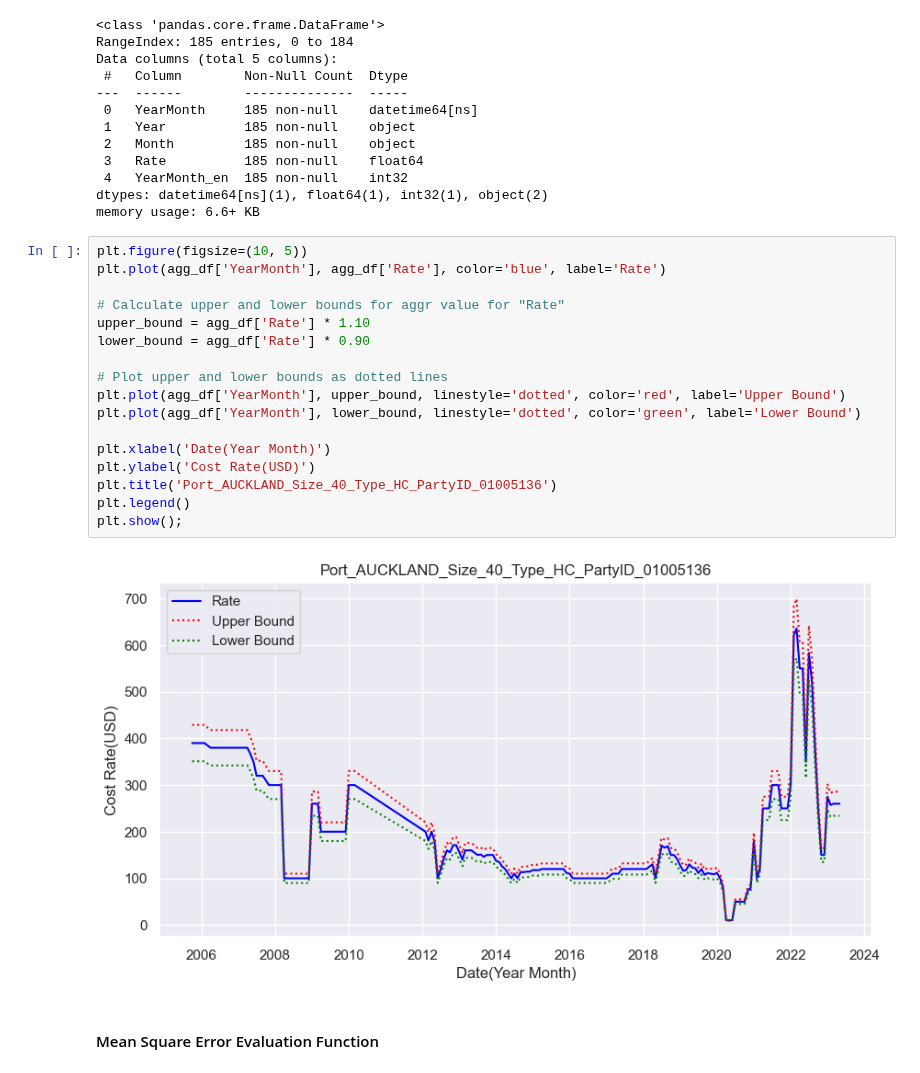
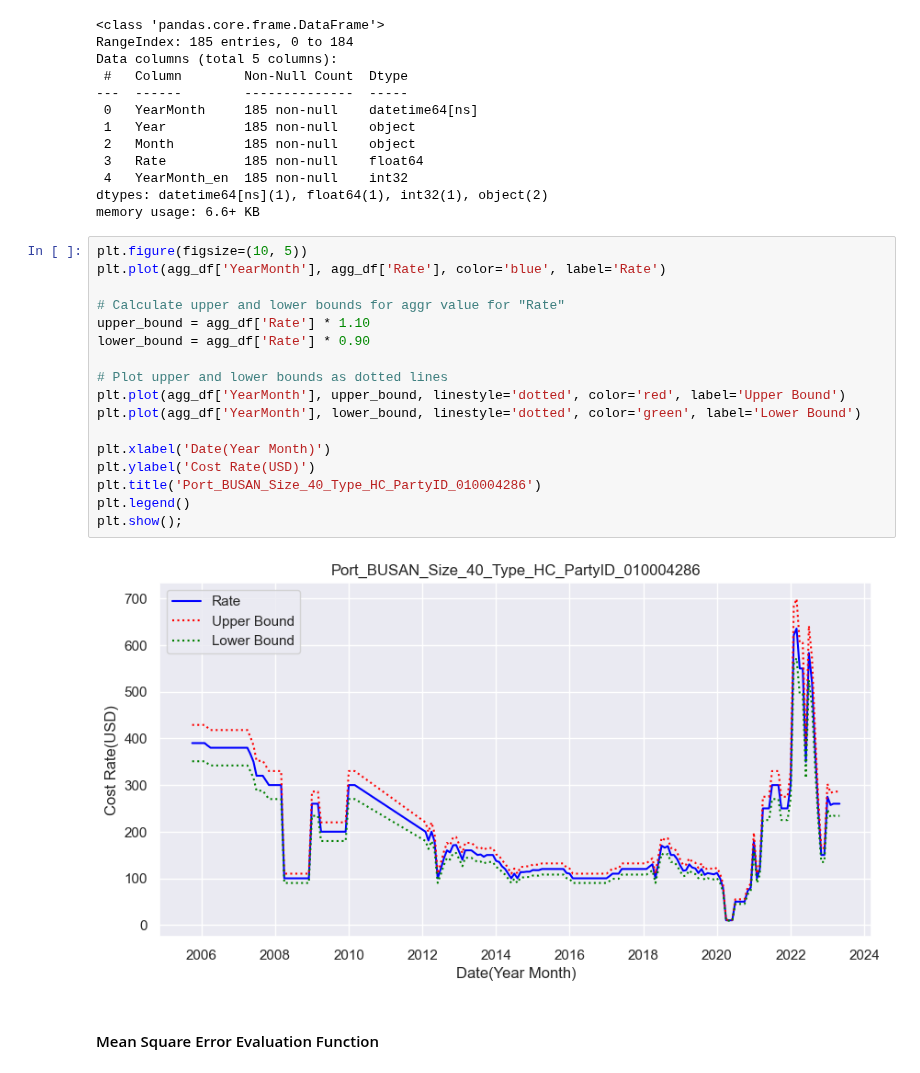
Before and after one commit to aloysiuswjw/Cost-Rate-Analysis, a Jupyter notebook: FT1.ipynb, the cells around one changed output. Saved outputs shown, nothing was run; the diff lists cells and outputs as text.

```diff
--- a/FT1.ipynb
+++ b/FT1.ipynb
@@ -356,22 +350,22 @@ memory usage: 6.6+ KB
 # %%
 plt.figure(figsize=(10, 5))
 plt.plot(agg_df['YearMonth'], agg_df['Rate'], color='blue', label='Rate')
 
 # Calculate upper and lower bounds for aggr value for "Rate"
 upper_bound = agg_df['Rate'] * 1.10
 lower_bound = agg_df['Rate'] * 0.90
 
 # Plot upper and lower bounds as dotted lines
 plt.plot(agg_df['YearMonth'], upper_bound, linestyle='dotted', color='red', label='Upper Bound')
 plt.plot(agg_df['YearMonth'], lower_bound, linestyle='dotted', color='green', label='Lower Bound')
 
 plt.xlabel('Date(Year Month)')
 plt.ylabel('Cost Rate(USD)')
-plt.title('Port_AUCKLAND_Size_40_Type_HC_PartyID_01005136')
+plt.title('Port_BUSAN_Size_40_Type_HC_PartyID_010004286')
 plt.legend()
 plt.show();
 # %% [output]
-[figure, old version]
+[figure, new version]
 # %% [markdown]
 <h4>Mean Square Error Evaluation Function</h4>
 # %%
```
Also changed, not shown: parts of 5 cells of this notebook.
